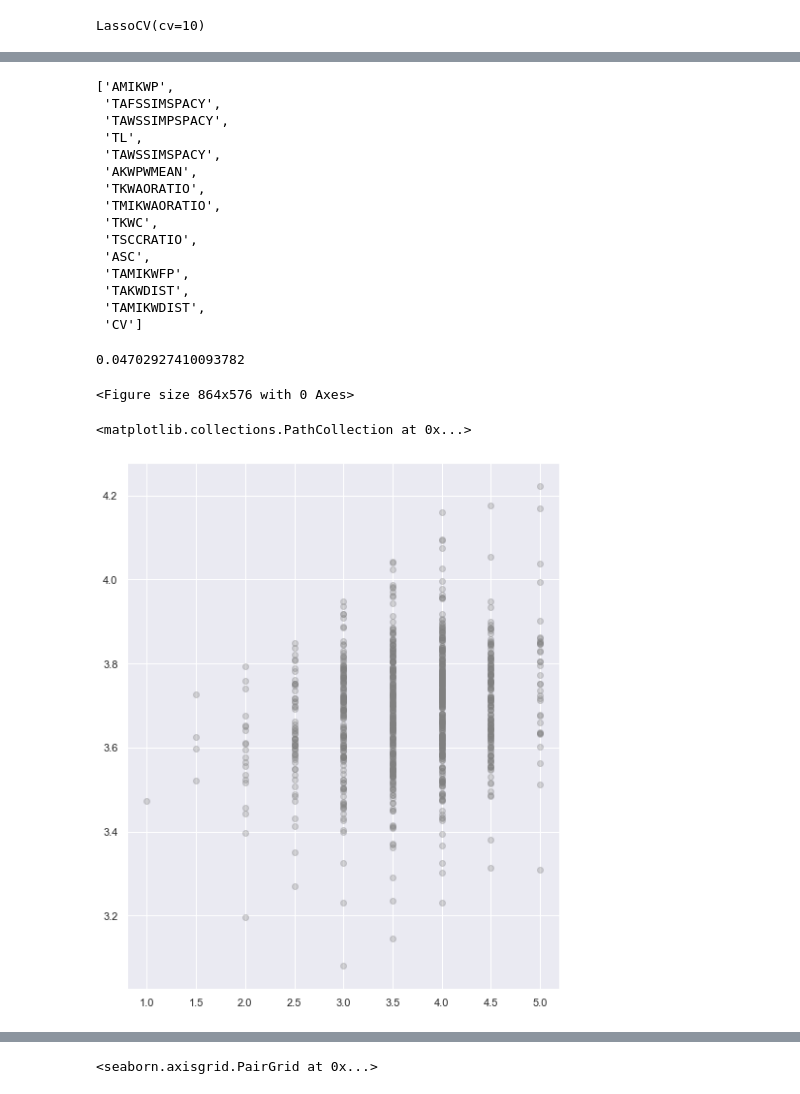
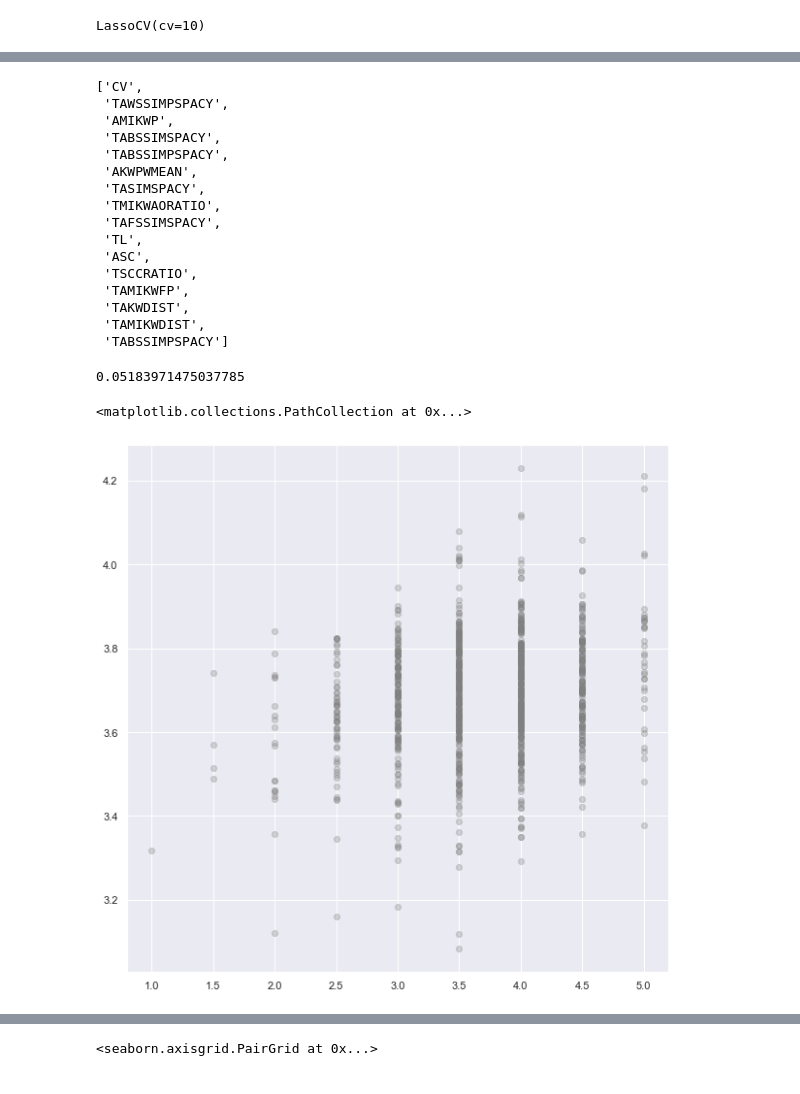
Before and after one commit to weTobias/news-title-article-correlation-model, a Jupyter notebook: code/notebooks/feature_selection.ipynb, the cells around one changed output, grey strips where cells are left out. Saved outputs shown, nothing was run; the diff lists cells and outputs as text; code cells hidden in the pictures.

```diff
--- a/code/notebooks/feature_selection.ipynb
+++ b/code/notebooks/feature_selection.ipynb
@@ -42,11 +42,11 @@ from sklearn.preprocessing import StandardScaler
 # %%
 import math
 # %%
-df = pd.read_csv('../../data/2013-2020_US/extracted_features_round3_training.csv', header=0)
+df = pd.read_csv('../../data/extracted_features_round3_training.csv', header=0)
 # %%
 df = df.drop(columns='Unnamed: 0')
 # %%
-df = df[['CV', 'AMIKWP', 'TAFSSIMSPACY', 'TAWSSIMPSPACY', 'TL', 'TAWSSIMSPACY', 'AKWPWMEAN', 'TMIKWAORATIO', 'TKWC', 'TSCCRATIO', 'ASC', 'TAMIKWFP', 'TAKWDIST', 'TAMIKWDIST']]
+df = df[['CV', 'TAWSSIMSPACY', 'AMIKWP', 'TABSSIMSPACY', 'TAWSSIMPSPACY', 'AKWPWMEAN', 'TMIKWAORATIO', 'TASIMSPACY', 'TL', 'AFSS', 'TMIKWP', 'AFSP', 'ASC', 'TAMIKWFP', 'TSCCRATIO', 'TAKWDIST', 'TP', 'TAMIKWDIST', 'TABSSIMPSPACY']]
 # %%
 scaler = StandardScaler()
 # %%
@@ -120,34 +133,32 @@ dtype: float64
 # %%
 pred = reg.predict(X)
 # %%
-['AMIKWP', 'TAFSSIMSPACY', 'TAWSSIMPSPACY', 'TL', 'TAWSSIMSPACY', 'AKWPWMEAN','TKWAORATIO', 'TMIKWAORATIO', 'TKWC', 'TSCCRATIO', 'ASC', 'TAMIKWFP', 'TAKWDIST', 'TAMIKWDIST', 'CV']
+['CV', 'TAWSSIMSPACY', 'AMIKWP', 'TABSSIMSPACY', 'TAWSSIMPSPACY', 'AKWPWMEAN', 'TMIKWAORATIO', 'TASIMSPACY', 'TL', 'AFSS', 'TMIKWP', 'AFSP', 'ASC', 'TAMIKWFP', 'TSCCRATIO', 'TAKWDIST', 'TP', 'TAMIKWDIST', 'TABSSIMPSPACY']
 # %% [output]
-['AMIKWP',
+['CV',
+ 'TAWSSIMPSPACY',
+ 'AMIKWP',
+ 'TABSSIMSPACY',
+ 'TABSSIMPSPACY',
+ 'AKWPWMEAN',
+ 'TASIMSPACY',
+ 'TMIKWAORATIO',
  'TAFSSIMSPACY',
- 'TAWSSIMPSPACY',
  'TL',
- 'TAWSSIMSPACY',
- 'AKWPWMEAN',
- 'TKWAORATIO',
- 'TMIKWAORATIO',
- 'TKWC',
+ 'ASC',
  'TSCCRATIO',
- 'ASC',
  'TAMIKWFP',
  'TAKWDIST',
  'TAMIKWDIST',
- 'CV']
+ 'TABSSIMPSPACY']
 # %%
 reg.score(X,y)
 # %% [output]
-0.04702927410093782
+0.05183971475037785
-# %%
-fig = plt.figure(figsize=(12,8))
-# %% [output]
-<Figure size 864x576 with 0 Axes>
 # %%
+fig = plt.figure(figsize=(10,10))
 plt.scatter(y, pred,  color='gray', alpha=0.3)
 # %% [output]
 <matplotlib.collections.PathCollection at 0x...>
-[figure, old version]
+[figure, new version]
 # %%
```
Also changed, not shown: parts of 10 cells of this notebook, 9 other files.
